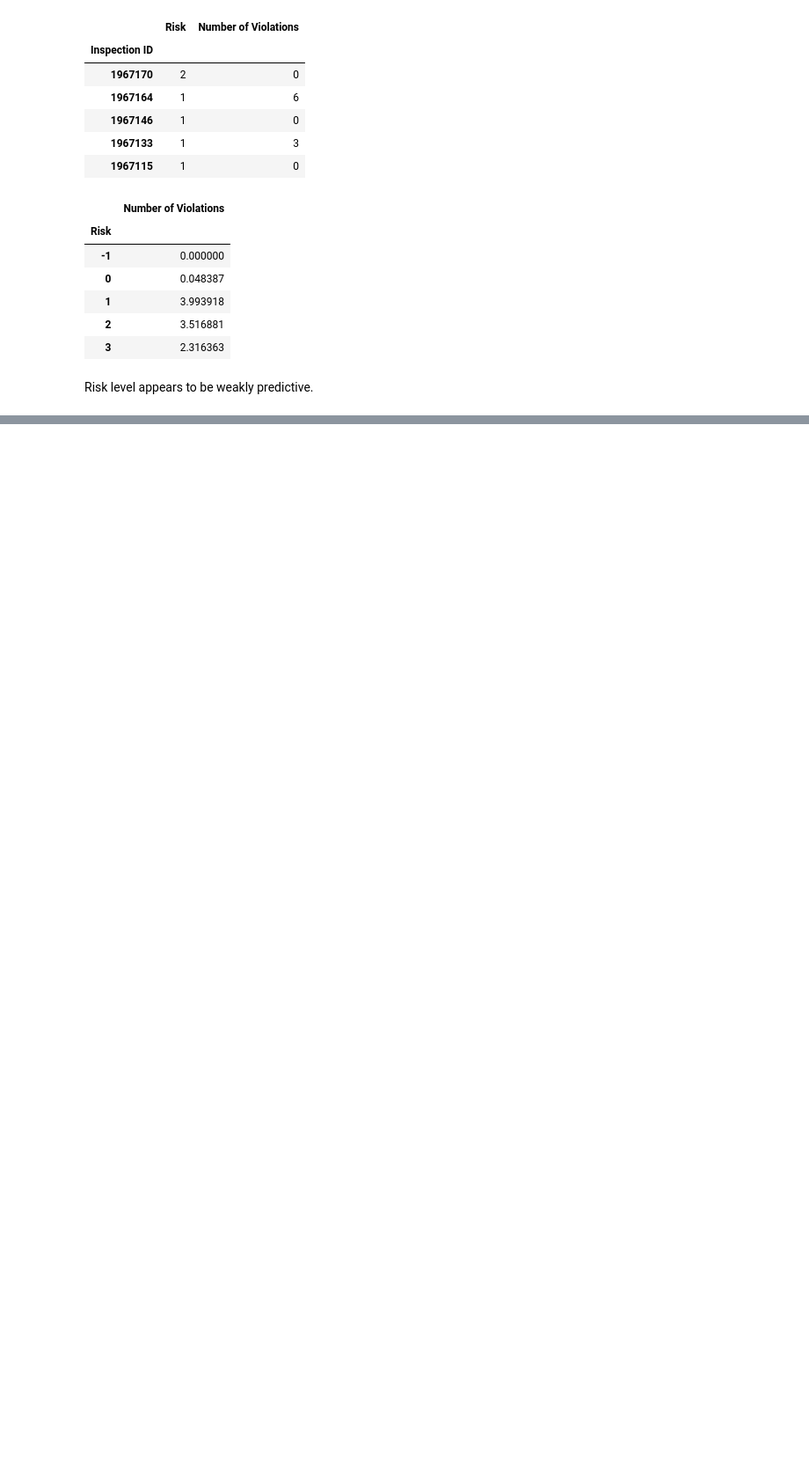
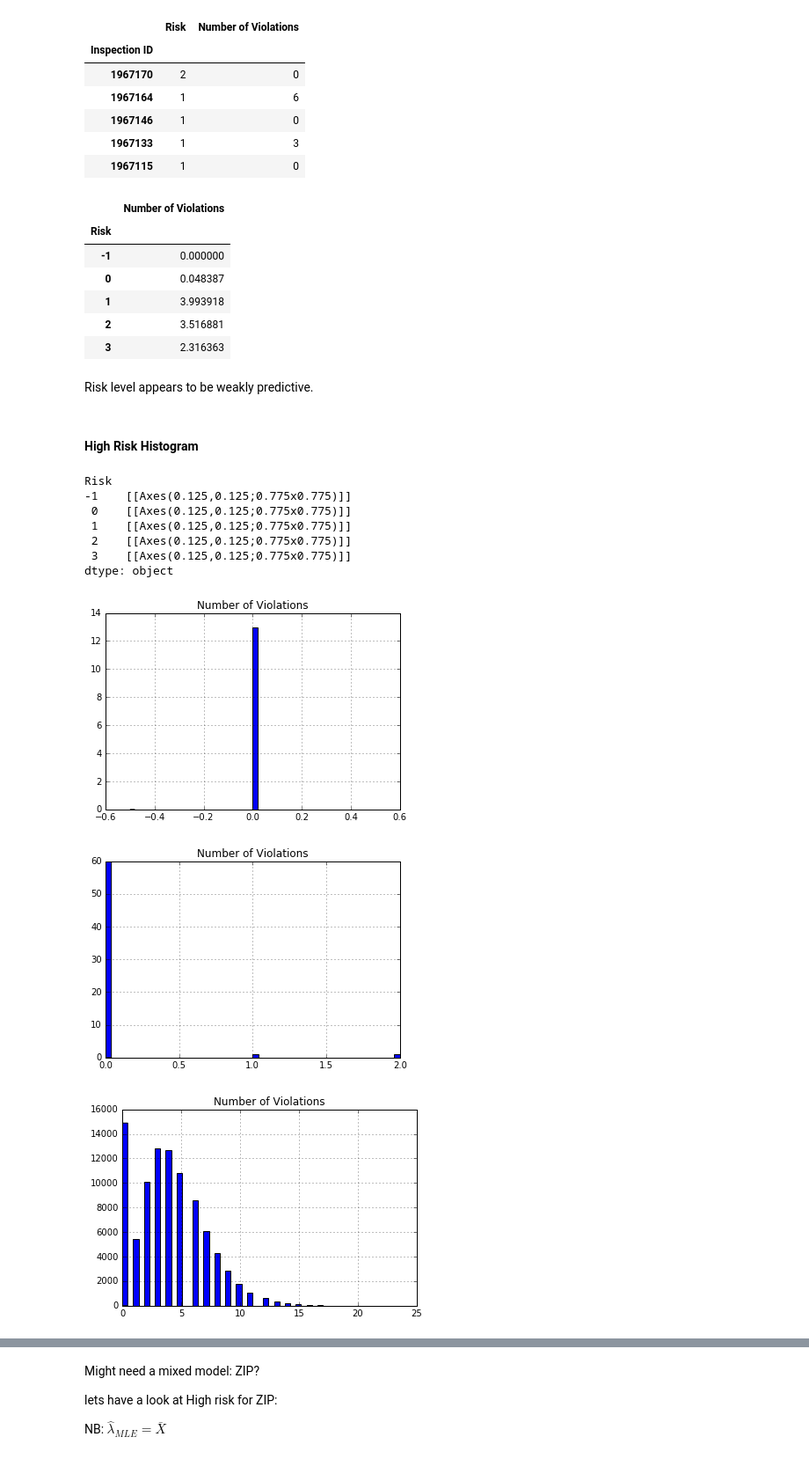
Before and after one commit to thewassermann/inspection_project, a Jupyter notebook: Exploratory Book Gil.ipynb, the cells around one changed output, grey strips where cells are left out. Shown at 88% size. Drawn from its saved outputs; the diff is of its cells as text; code cells hidden in the pictures; blank space fills up the shorter version.

```diff
--- a/Exploratory Book Gil.ipynb
+++ b/Exploratory Book Gil.ipynb
@@ -205,3 +205,18 @@ risk_viol_df.groupby('Risk').mean()
 | 3 | 2.316363 |
 # %% [markdown]
 Risk level appears to be weakly predictive.
+# %% [markdown]
+#### High Risk Histogram
+# %%
+risk_viol_df.groupby('Risk').hist(bins=50)
+# %% [output]
+Risk
+-1    [[Axes(0.125,0.125;0.775x0.775)]]
+ 0    [[Axes(0.125,0.125;0.775x0.775)]]
+ 1    [[Axes(0.125,0.125;0.775x0.775)]]
+ 2    [[Axes(0.125,0.125;0.775x0.775)]]
+ 3    [[Axes(0.125,0.125;0.775x0.775)]]
+dtype: object
+[figure, added]
+[figure, added]
+[figure, added]
@@ -207,0 +225,6 @@ Risk level appears to be weakly predictive.
+# %% [markdown]
+Might need a mixed model: ZIP?
+
+lets have a look at High risk for ZIP:
+
+NB: $\hat{\lambda}_{MLE} = \bar{X}$
```
Also changed, not shown: parts of 9 cells of this notebook.
